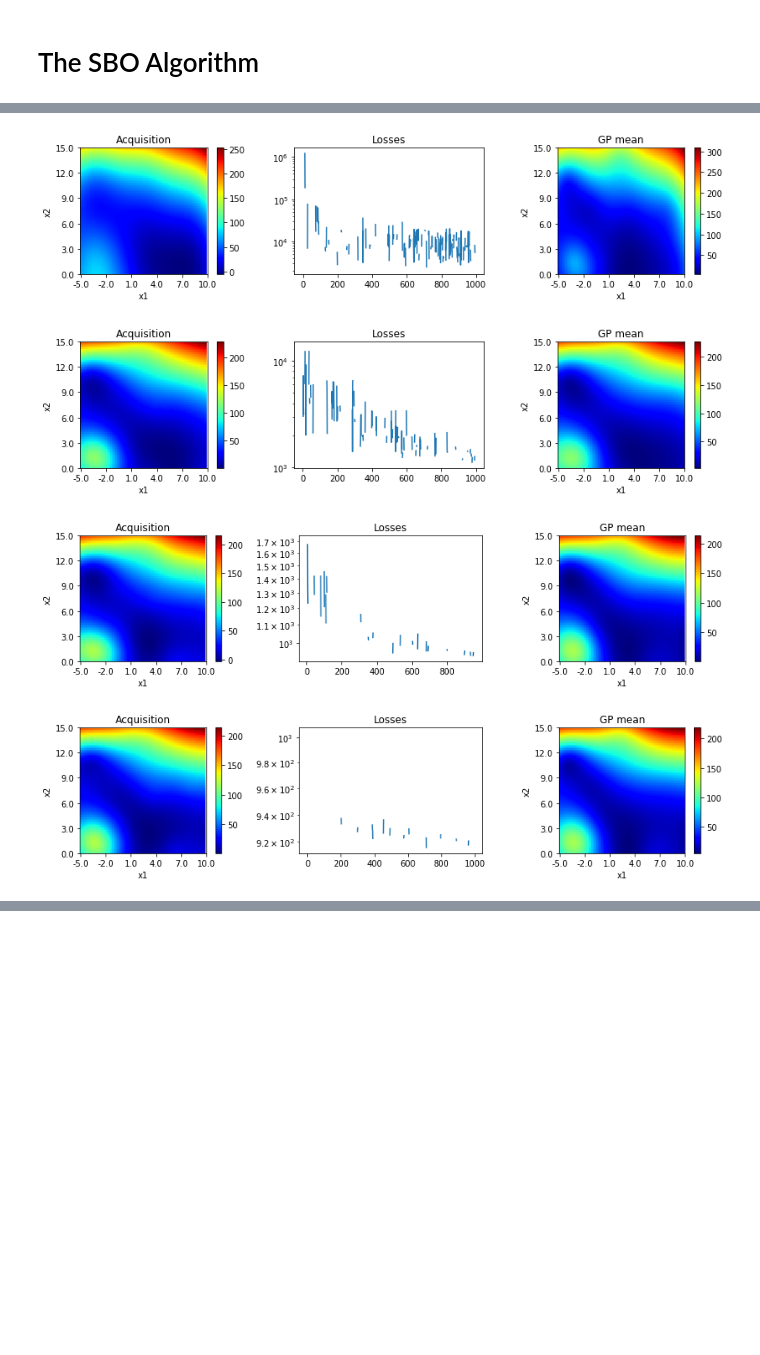
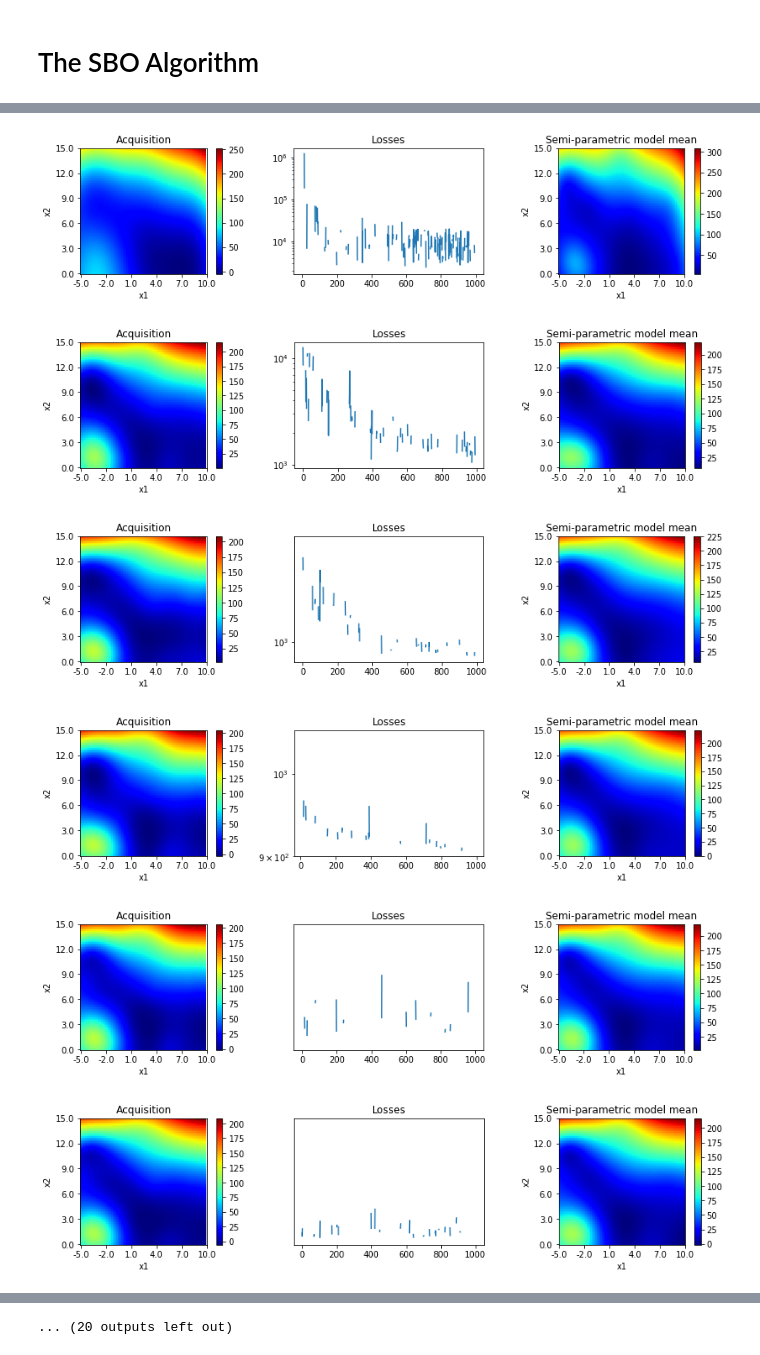
Before and after one commit to tomaslaz/handybox, a Jupyter notebook: BO/branin_hoo_pyro_sbo.ipynb, the cells around one changed output, grey strips where cells are left out. Drawn from its saved outputs; the diff is of its cells as text; code cells hidden in the pictures; blank space fills up the shorter version.

```diff
--- a/BO/branin_hoo_pyro_sbo.ipynb
+++ b/BO/branin_hoo_pyro_sbo.ipynb
@@ -155,8 +155,8 @@ class SemiParametricModel(nn.Module):
 
     def forward(self, X):
         g = parametric_fn(X, *self.guide())
-        mu, sigma = self.gp(X)
-        return g + mu, sigma
+        mu, var = self.gp(X)
+        return g + mu, var
 
 semi_parametric = SemiParametricModel(X, y)
 # %% [markdown]
@@ -293,7 +294,7 @@ def update_posterior(x_new):
 
     # Updated GP
     plt.subplot(1,3,3)
-    plt.title("GP mean")
+    plt.title("Semi-parametric model mean")
     with torch.no_grad():
         plot_function(lambda X: semi_parametric(X)[0])
 
@@ -328,5 +329,5 @@ plt.tight_layout();
 # %%
-sbo_steps = 4
+sbo_steps = 30
 
 for i in range(sbo_steps):
     print("SBO step: %d" % (i))
@@ -348,4 +376,6 @@ New point:  tensor([[-3.5416,  9.5428]])
-[figure, old version]
+[figure, new version]
-[figure, old version]
+[figure, new version]
-[figure, old version]
+[figure, new version]
-[figure, old version]
+[figure, new version]
+[figure, added]
+[figure, added]
@@ -351,0 +386 @@ New point:  tensor([[-3.5416,  9.5428]])
+... (20 outputs left out)
```
Also changed, not shown: parts of 3 cells of this notebook, 1 other file.
